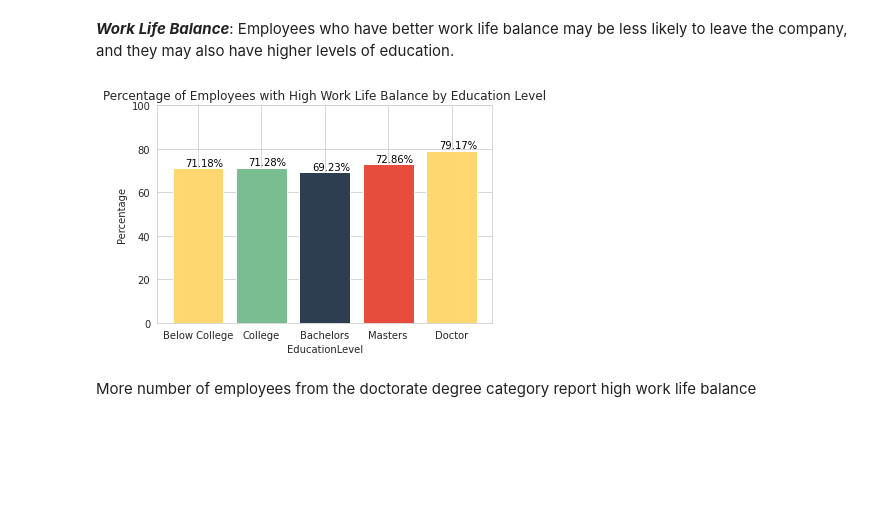
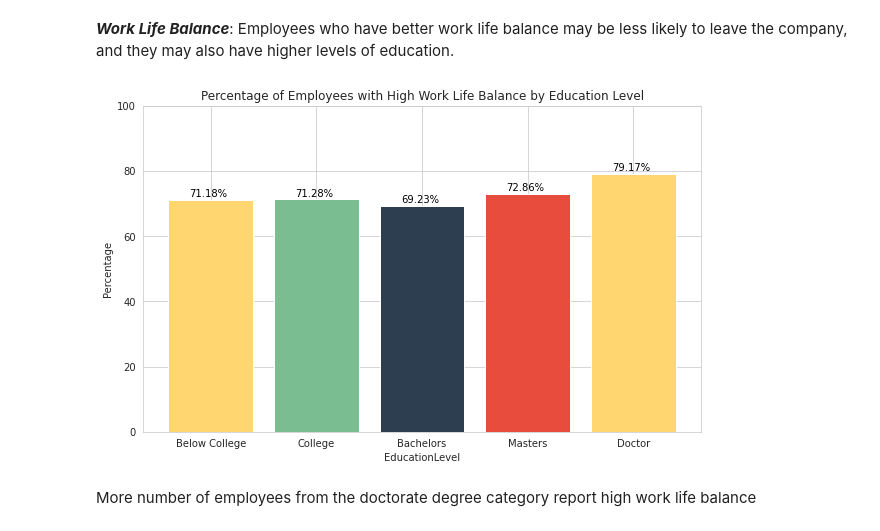
Before and after one commit to SnSabu/Machine-Learning-Projects, a Jupyter notebook: EmployeeAttrition.ipynb, the cells around one changed output. Saved outputs shown, nothing was run; the diff lists cells and outputs as text; code cells hidden in the pictures; blank space fills up the shorter version.

```diff
--- a/EmployeeAttrition.ipynb
+++ b/EmployeeAttrition.ipynb
@@ -115,31 +115,32 @@ When considering the employees from each education level separately, we can see
 # %%
 #Inspecting work life balance as a confounding variable
 # Plotting the percentage of employees under each educational degree level who reported a high work life balance
 
+plt.figure(figsize=(10,6))
 colors = ['#FFD670', '#7ABD91', '#2C3E50', '#E74C3C']
 edu_order = ['Below College', 'College', 'Bachelors', 'Masters', 'Doctor']
 
 Employee_Attrition["WorkLifeBalance"] = Employee_Attrition["WorkLifeBalance"].replace({1: 'Low', 2: 'Low', 3: 'High', 4: 'High'})
 emp_edu_level_count = Employee_Attrition.groupby(['EducationLevel', 'WorkLifeBalance']).size()
 emp_edu_level_percent = emp_edu_level_count / Employee_Attrition.groupby(['EducationLevel']).size() * 100
 
 # Order according to edu_order
 emp_edu_level_percent = emp_edu_level_percent.reindex(index=edu_order, level=0)
 
 # Only High WorklifeBalance data
 high_wlb_data = emp_edu_level_percent.loc[:, 'High']
 
 plt.bar(high_wlb_data.index, high_wlb_data.values, color=colors)
 for i, v in enumerate(high_wlb_data.values):
     plt.text(i-0.2, v+1, f"{v:.2f}%", color='black')
 
 plt.xlabel('EducationLevel')
 plt.ylabel('Percentage')
 plt.title('Percentage of Employees with High Work Life Balance by Education Level')
 plt.ylim(0, 100)
 plt.show()
 # %% [output]
-[figure, old version]
+[figure, new version]
 # %% [markdown]
 More number of employees from the doctorate degree category report high work life balance
 # %%
```
Also changed, not shown: parts of 1 cell of this notebook.
